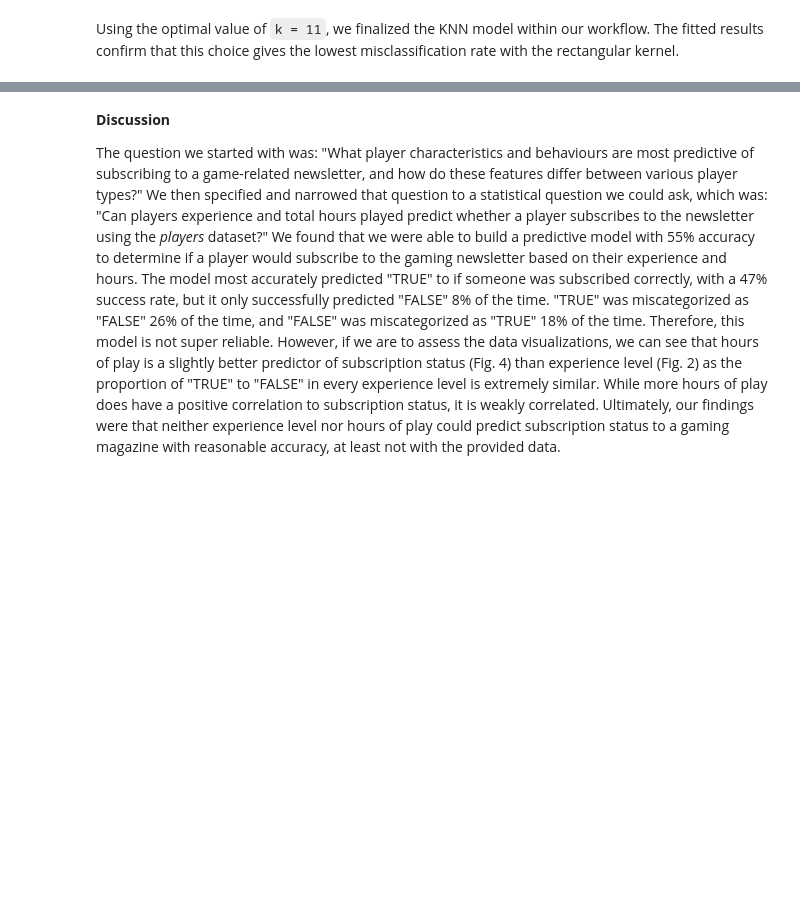
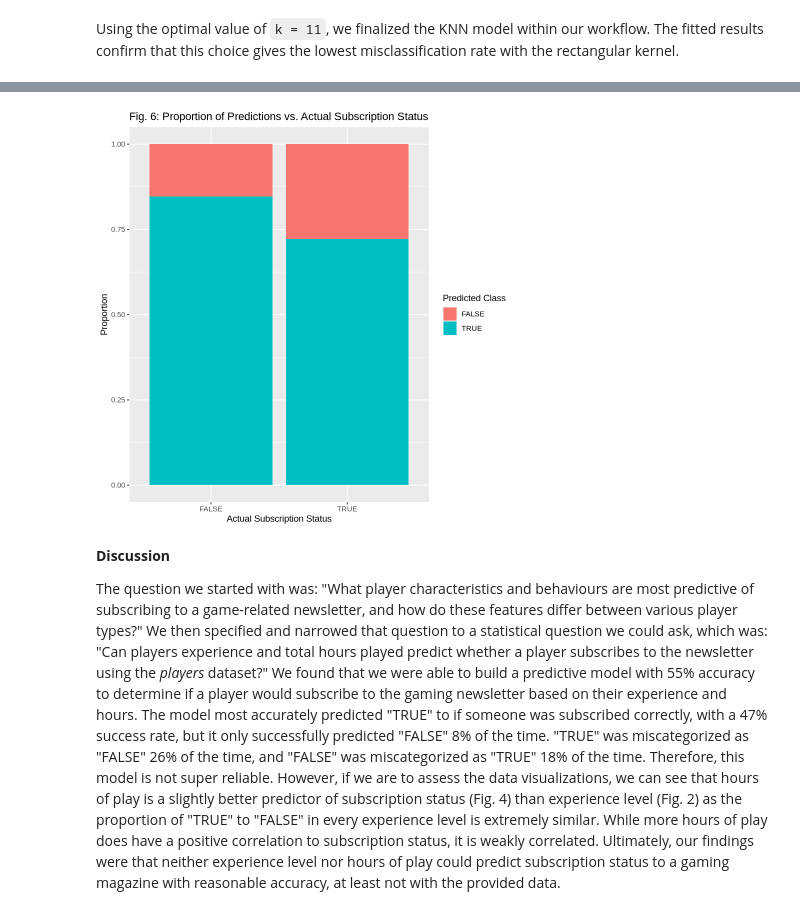
Before and after one commit to safesocks/final_project_dsci_100, a Jupyter notebook: final_project.ipynb, the cells around one changed output, grey strips where cells are left out. Drawn from its saved outputs; the diff is of its cells as text; code cells hidden in the pictures; blank space fills up the shorter version.

Commit message:
Added visualization for the analysis

```diff
--- a/final_project.ipynb
+++ b/final_project.ipynb
@@ -411,3 +411,14 @@ Prediction FALSE TRUE
+# %%
+prediction_bar_plot <- ggplot(player_test_predictions, aes(x = subscribe, fill = .pred_class)) +
+geom_bar(position = "fill") +
+labs(title = "Fig. 6: Proportion of Predictions vs. Actual Subscription Status",
+    x = "Actual Subscription Status",
+    y = "Proportion",
+    fill = "Predicted Class")
+
+prediction_bar_plot
+# %% [output]
+[figure, added]
 # %% [markdown]
 **Discussion**
 
```
Also changed, not shown: parts of 5 cells of this notebook.
